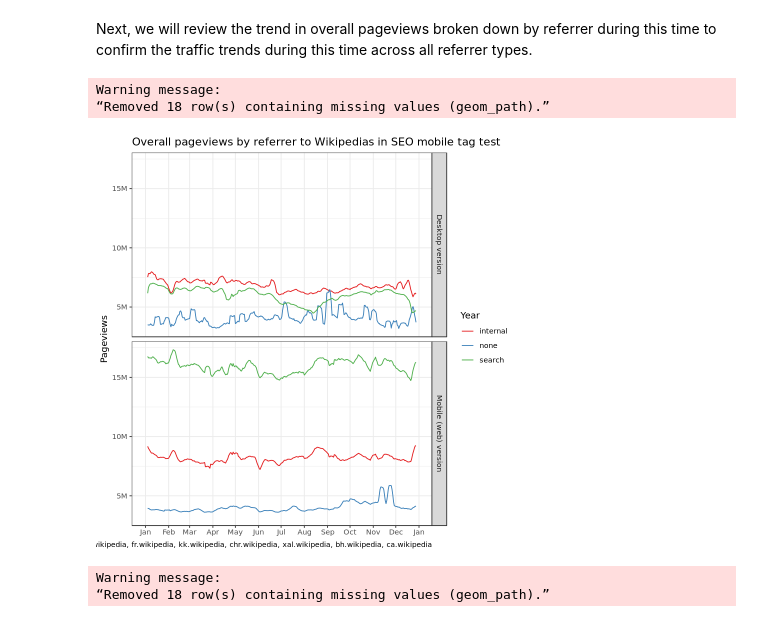
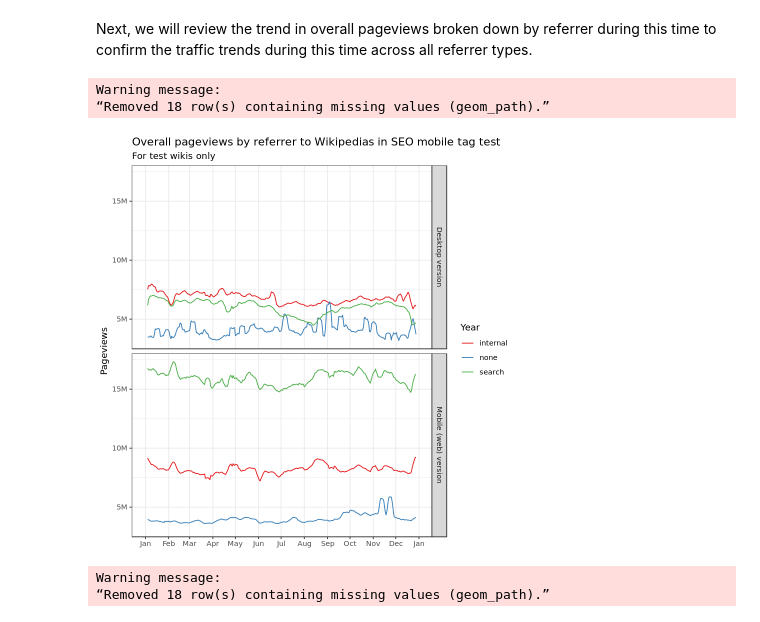
Before and after one commit to wikimedia-research/SEO-Experiment-Canonical-Mobile-Tags, a Jupyter notebook: SEO_Experiment_Canonical_Mobile_Tags_Report.ipynb, the cells around one changed output. Cells and saved outputs as stored; diff of their text form; code cells hidden in the pictures.

```diff
--- a/SEO_Experiment_Canonical_Mobile_Tags_Report.ipynb
+++ b/SEO_Experiment_Canonical_Mobile_Tags_Report.ipynb
@@ -480,23 +424,23 @@ pageview_yoy_byreferrer <- daily_pageviews %>%
 # %%
 p <- ggplot(pageview_yoy_byreferrer, aes(x = date, y = smoothed, color = referrer)) +
   geom_line() +
   facet_grid(site_version ~ .) +
   scale_x_date(date_labels = "%b", date_breaks = "1 month", minor_breaks = NULL) +
   scale_y_continuous(labels = polloi::compress) +
   scale_color_brewer(palette = "Set1") +
   labs(
     x = NULL, y = "Pageviews", color = "Year",
     title = "Overall pageviews by referrer to Wikipedias in SEO mobile tag test",
-    caption = paste("Wikipedias with Mobile site Index Change:", wiki_groups)
+    subtitle = "For test wikis only"
   ) +
   theme(legend.position = "bottom")+
   theme_bw()
 
 p
 # %% [output]
 Warning message:
 “Removed 18 row(s) containing missing values (geom_path).”
-[figure, old version]
+[figure, new version]
 # %%
 ggsave("figures/pageview_yoy_byreferrer.png", p, width = 16, height = 8, units = "in", dpi = 300)
 # %% [output]
```
Also changed, not shown: parts of 5 cells of this notebook, 1 other file.
